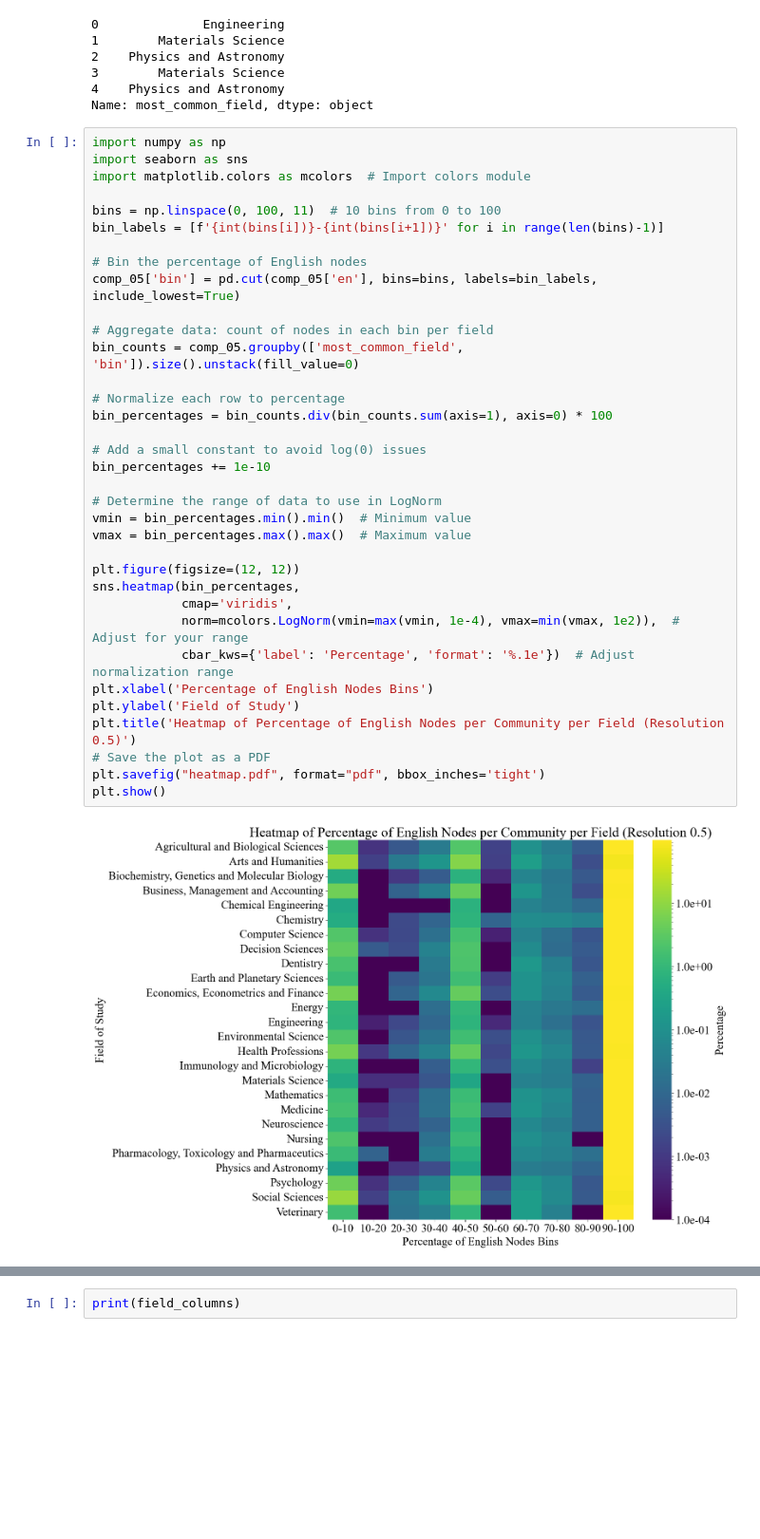
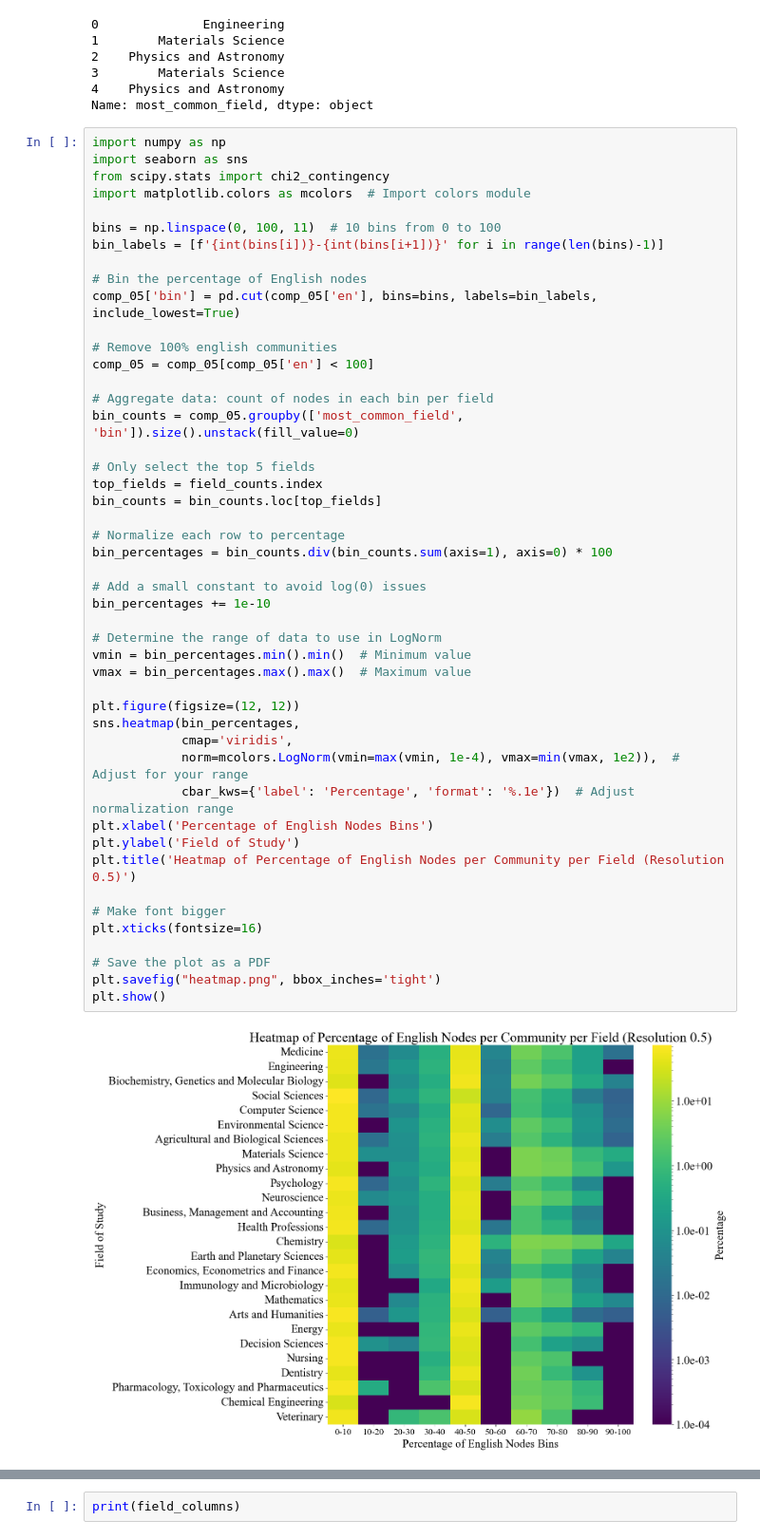
Before and after one commit to vikramr2/cross-lingual-citations, a Jupyter notebook: Analysis.ipynb, the cells around one changed output, grey strips where cells are left out. Shown at 95% size. Drawn from its saved outputs; the diff is of its cells as text; blank space fills up the shorter version.

Commit message:
figures and analysis

```diff
--- a/Analysis.ipynb
+++ b/Analysis.ipynb
@@ -342,37 +342,49 @@ Name: most_common_field, dtype: object
 # %%
 import numpy as np
 import seaborn as sns
+from scipy.stats import chi2_contingency
 import matplotlib.colors as mcolors  # Import colors module
 
 bins = np.linspace(0, 100, 11)  # 10 bins from 0 to 100
 bin_labels = [f'{int(bins[i])}-{int(bins[i+1])}' for i in range(len(bins)-1)]
 
 # Bin the percentage of English nodes
 comp_05['bin'] = pd.cut(comp_05['en'], bins=bins, labels=bin_labels, include_lowest=True)
 
+# Remove 100% english communities
+comp_05 = comp_05[comp_05['en'] < 100]
+
 # Aggregate data: count of nodes in each bin per field
 bin_counts = comp_05.groupby(['most_common_field', 'bin']).size().unstack(fill_value=0)
+
+# Only select the top 5 fields
+top_fields = field_counts.index
+bin_counts = bin_counts.loc[top_fields]
 
 # Normalize each row to percentage
 bin_percentages = bin_counts.div(bin_counts.sum(axis=1), axis=0) * 100
 
 # Add a small constant to avoid log(0) issues
 bin_percentages += 1e-10
 
 # Determine the range of data to use in LogNorm
 vmin = bin_percentages.min().min()  # Minimum value
 vmax = bin_percentages.max().max()  # Maximum value
 
 plt.figure(figsize=(12, 12))
 sns.heatmap(bin_percentages,
             cmap='viridis',
             norm=mcolors.LogNorm(vmin=max(vmin, 1e-4), vmax=min(vmax, 1e2)),  # Adjust for your range
             cbar_kws={'label': 'Percentage', 'format': '%.1e'})  # Adjust normalization range
 plt.xlabel('Percentage of English Nodes Bins')
 plt.ylabel('Field of Study')
 plt.title('Heatmap of Percentage of English Nodes per Community per Field (Resolution 0.5)')
+
+# Make font bigger
+plt.xticks(fontsize=16)
+
 # Save the plot as a PDF
-plt.savefig("heatmap.pdf", format="pdf", bbox_inches='tight')
+plt.savefig("heatmap.png", bbox_inches='tight')
 plt.show()
 # %% [output]
-[figure, old version]
+[figure, new version]
```
Also changed, not shown: parts of 14 cells of this notebook, 4 other files.
